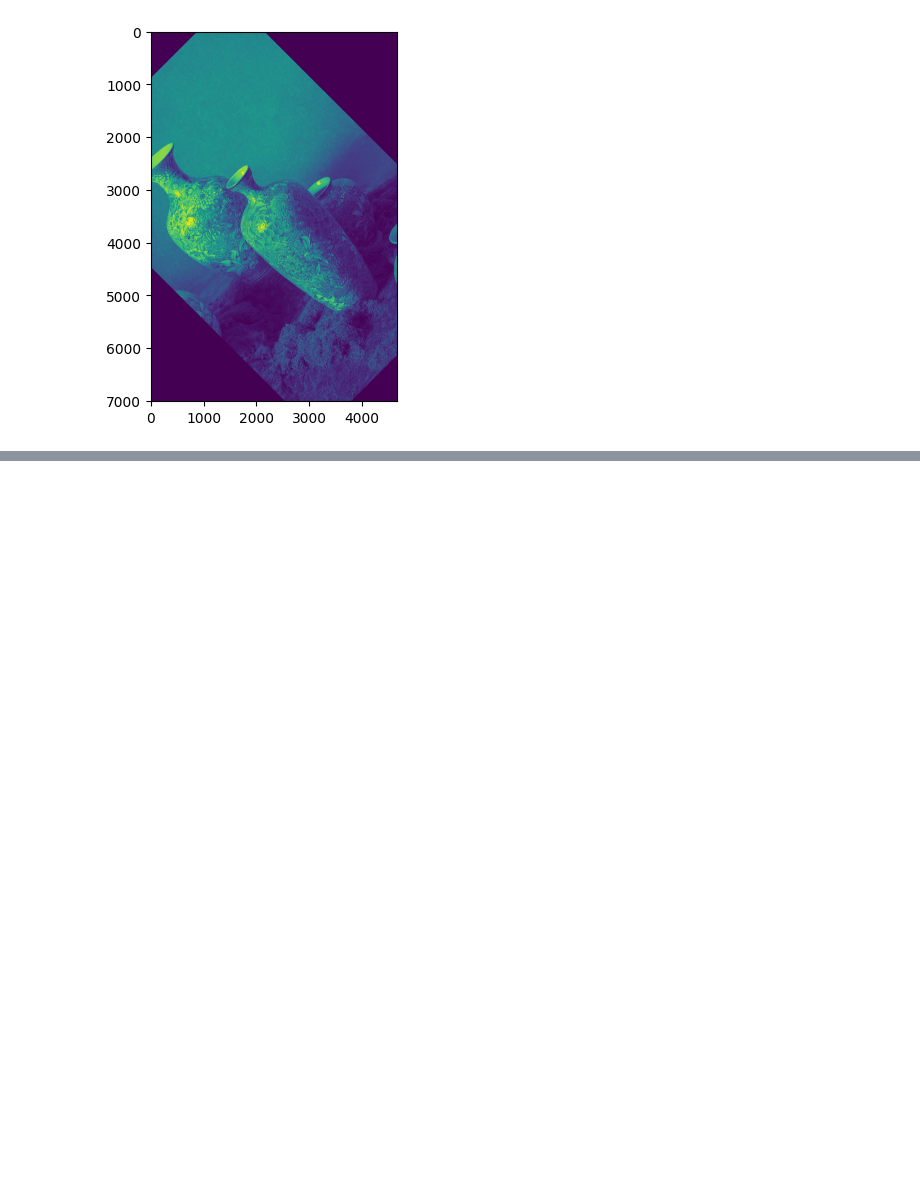
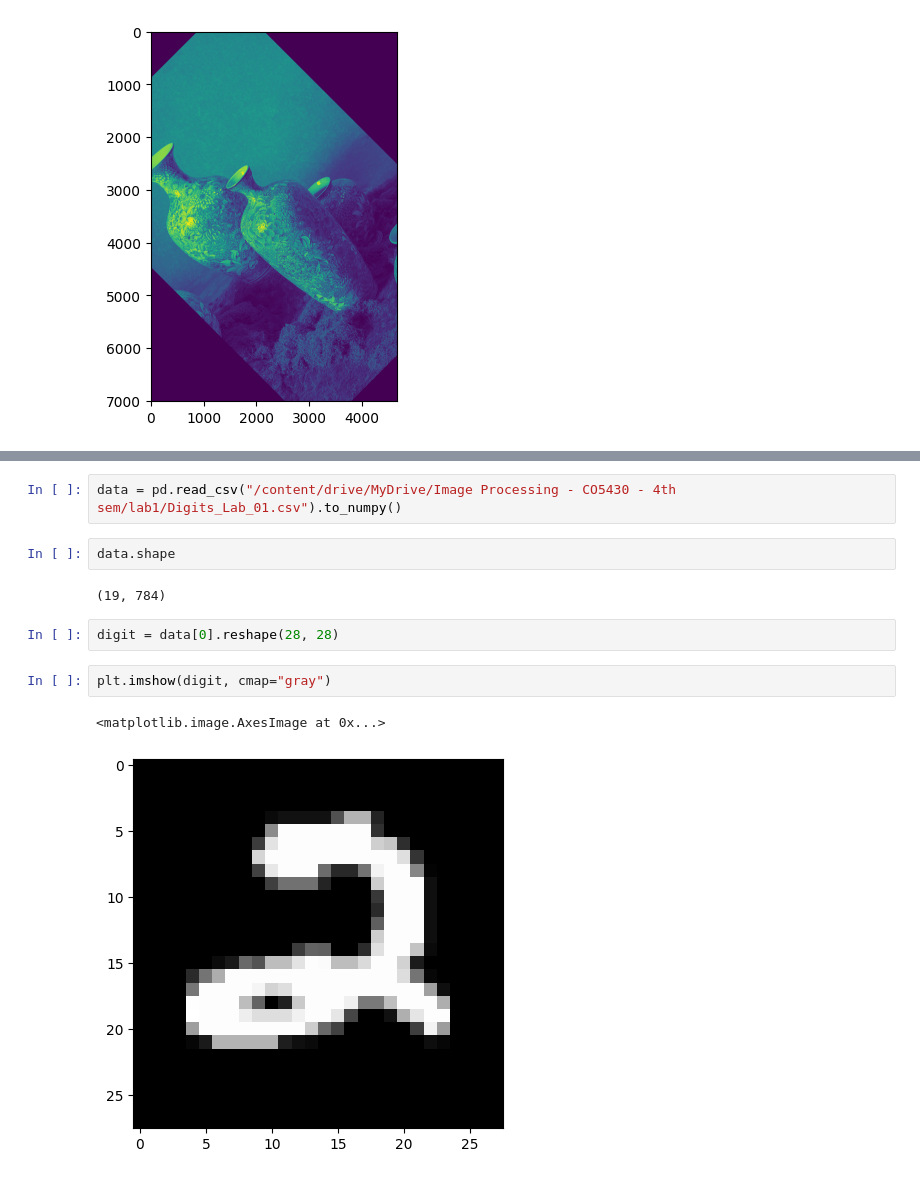
Before and after one commit to tdineth/Image-Processing-CO5430-4th-sem, a Jupyter notebook: E_23_076_Lab_01.ipynb, the cells around one changed output, grey strips where cells are left out. Saved outputs shown, nothing was run; the diff lists cells and outputs as text; blank space fills up the shorter version.

```diff
--- a/E_23_076_Lab_01.ipynb
+++ b/E_23_076_Lab_01.ipynb
@@ -203,0 +263,13 @@ plt.imshow(rot)
+# %%
+data = pd.read_csv("/content/drive/MyDrive/Image Processing - CO5430 - 4th sem/lab1/Digits_Lab_01.csv").to_numpy()
+# %%
+data.shape
+# %% [output]
+(19, 784)
+# %%
+digit = data[0].reshape(28, 28)
+# %%
+plt.imshow(digit, cmap="gray")
+# %% [output]
+<matplotlib.image.AxesImage at 0x...>
+[figure, added]
```
Also changed, not shown: parts of 25 cells of this notebook.
